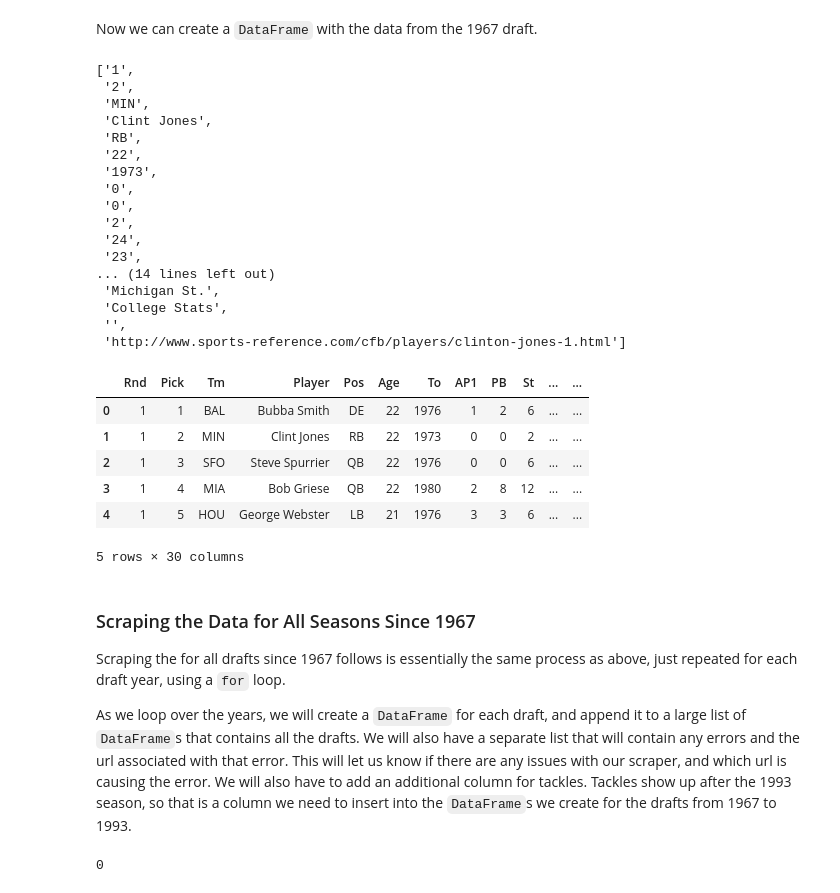
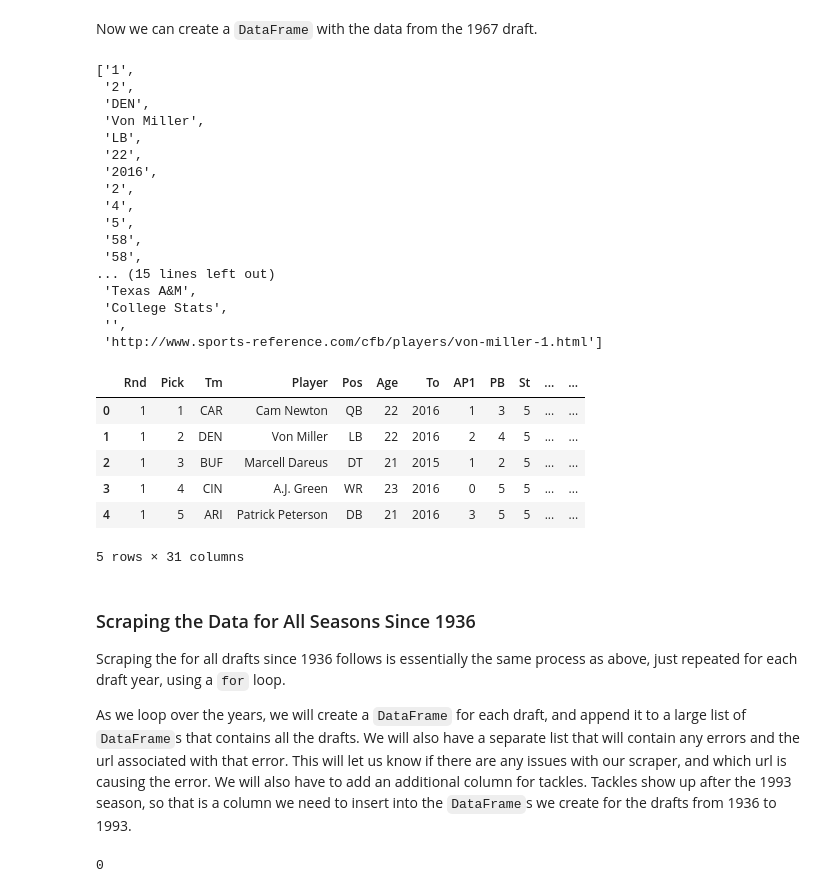
Before and after one commit to kpolimis/SOC590-Python-tutorial, a Jupyter notebook: notebooks/nfl_draft.ipynb, the cells around one changed output. Saved outputs shown, nothing was run; the diff lists cells and outputs as text; code cells hidden in the pictures.

```diff
--- a/notebooks/nfl_draft.ipynb
+++ b/notebooks/nfl_draft.ipynb
@@ -32,10 +32,10 @@ To get a feel of the data lets take a look at the [1967 draft](http://www.pro-fo
 Above is just a small part of the draft table found on the web page.  We will extract the second row of column headers and all information for each pick.  While we we are at it, we will also scrape each player's Pro-Football-Reference player page link and college stats link.  This way if we ever want to scrape data from their player page in the future, we can.
 # %%
 # The url we will be scraping
-url_1967 = "http://www.pro-football-reference.com/years/1967/draft.htm"
+url_2011 = "http://www.pro-football-reference.com/years/2011/draft.htm"
 
 # get the html
-html = urllib.request.urlopen(url_1967)
+html = urllib.request.urlopen(url_2011)
 
 # create the BeautifulSoup object
 soup = BeautifulSoup(html, "lxml")
@@ -178,45 +178,45 @@ data = extract_player_data(table_rows)
 #column_headers
 # and then store it in a DataFrame
 #df_1967 = pd.DataFrame(data, columns=column_headers)
-df_1967  = pd.DataFrame(data)
+df_2011  = pd.DataFrame(data)
 # %%
 data[1]
 # %% [output]
 ['1',
  '2',
- 'MIN',
- 'Clint Jones',
- 'RB',
+ 'DEN',
+ 'Von Miller',
+ 'LB',
  '22',
- '1973',
- '0',
- '0',
+ '2016',
  '2',
- '24',
- '23',
-... (14 lines left out)
- 'Michigan St.',
+ '4',
+ '5',
+ '58',
+ '58',
+... (15 lines left out)
+ 'Texas A&M',
  'College Stats',
  '',
- 'http://www.sports-reference.com/cfb/players/clinton-jones-1.html']
+ 'http://www.sports-reference.com/cfb/players/von-miller-1.html']
 # %%
-df_1967.columns = column_headers
+df_2011.columns = column_headers
 # %%
-df_1967.head()
+df_2011.head()
 # %% [output]
 |  | Rnd | Pick | Tm | Player | Pos | Age | To | AP1 | PB | St | ... | ... |
-| 0 | 1 | 1 | BAL | Bubba Smith | DE | 22 | 1976 | 1 | 2 | 6 | ... | ... |
-| 1 | 1 | 2 | MIN | Clint Jones | RB | 22 | 1973 | 0 | 0 | 2 | ... | ... |
-| 2 | 1 | 3 | SFO | Steve Spurrier | QB | 22 | 1976 | 0 | 0 | 6 | ... | ... |
-| 3 | 1 | 4 | MIA | Bob Griese | QB | 22 | 1980 | 2 | 8 | 12 | ... | ... |
-| 4 | 1 | 5 | HOU | George Webster | LB | 21 | 1976 | 3 | 3 | 6 | ... | ... |
+| 0 | 1 | 1 | CAR | Cam Newton | QB | 22 | 2016 | 1 | 3 | 5 | ... | ... |
+| 1 | 1 | 2 | DEN | Von Miller | LB | 22 | 2016 | 2 | 4 | 5 | ... | ... |
+| 2 | 1 | 3 | BUF | Marcell Dareus | DT | 21 | 2015 | 1 | 2 | 5 | ... | ... |
+| 3 | 1 | 4 | CIN | A.J. Green | WR | 23 | 2016 | 0 | 5 | 5 | ... | ... |
+| 4 | 1 | 5 | ARI | Patrick Peterson | DB | 21 | 2016 | 3 | 5 | 5 | ... | ... |
-5 rows × 30 columns
+5 rows × 31 columns
 # %% [markdown]
-### Scraping the Data for All Seasons Since 1967
+### Scraping the Data for All Seasons Since 1936
 
-Scraping the for all drafts since 1967 follows is essentially the same process as above, just repeated for each draft year, using a `for` loop.
+Scraping the for all drafts since 1936 follows is essentially the same process as above, just repeated for each draft year, using a `for` loop.
 
-As we loop over the years, we will create a `DataFrame` for each draft, and append it to a large list of `DataFrame`s that contains all the drafts.  We will also have a separate list that will contain any errors and the url associated with that error.  This will let us know if there are any issues with our scraper, and which url is causing the error. We will also have to add an additional column for tackles.  Tackles show up after the 1993 season, so that is a column we need to insert into the `DataFrame`s we create for the drafts from 1967 to 1993.
+As we loop over the years, we will create a `DataFrame` for each draft, and append it to a large list of `DataFrame`s that contains all the drafts.  We will also have a separate list that will contain any errors and the url associated with that error.  This will let us know if there are any issues with our scraper, and which url is causing the error. We will also have to add an additional column for tackles.  Tackles show up after the 1993 season, so that is a column we need to insert into the `DataFrame`s we create for the drafts from 1936 to 1993.
 # %%
 # Create an empty list that will contain all the dataframes
 # (one dataframe for each draft)
```
Also changed, not shown: parts of 23 cells of this notebook, 4 other files.
